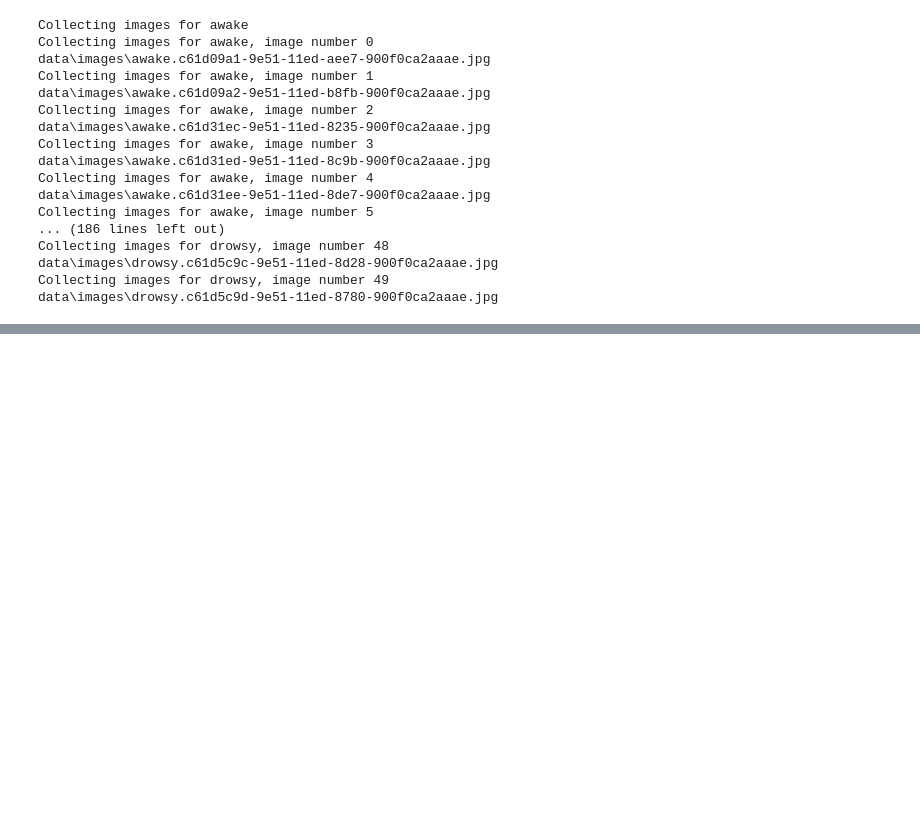
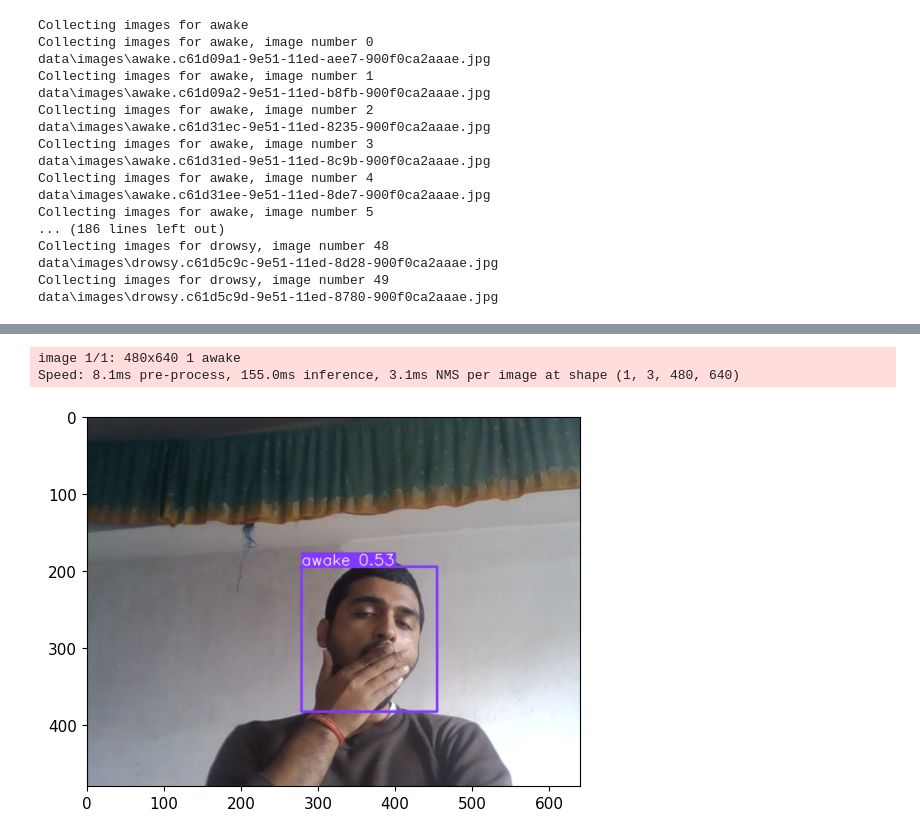
Before and after one commit to ankitmishra2232/drowsiness_detector, a Jupyter notebook: creation_of_custom_YOLO_model.ipynb, the cells around one changed output, grey strips where cells are left out. Saved outputs shown, nothing was run; the diff lists cells and outputs as text; code cells hidden in the pictures; blank space fills up the shorter version.

Commit message:
completed but need more data to get good results

```diff
--- a/creation_of_custom_YOLO_model.ipynb
+++ b/creation_of_custom_YOLO_model.ipynb
@@ -160,0 +230,2 @@ data\images\drowsy.c61d5c9d-9e51-11ed-8780-900f0ca2aaae.jpg
+# %%
+model = torch.hub.load('ultralytics/yolov5','custom',path ='D:/Programming/drowsiness_detector/yolov5/runs/train/exp/weights/last.pt',force_reload = True)
@@ -160,0 +239,14 @@ data\images\drowsy.c61d5c9d-9e51-11ed-8780-900f0ca2aaae.jpg
+# %%
+img = os.path.join('data','images','drowsy.e0716f07-9ecb-11ed-ae1f-900f0ca2aaae.jpg')
+# %%
+results = model(img)
+results.print()
+# %% [output]
+image 1/1: 480x640 1 awake
+Speed: 8.1ms pre-process, 155.0ms inference, 3.1ms NMS per image at shape (1, 3, 480, 640)
+# %%
+%matplotlib inline
+plt.imshow(np.squeeze(results.render()))
+plt.show()
+# %% [output]
+[figure, added]
```
Also changed, not shown: parts of 10 cells of this notebook.
